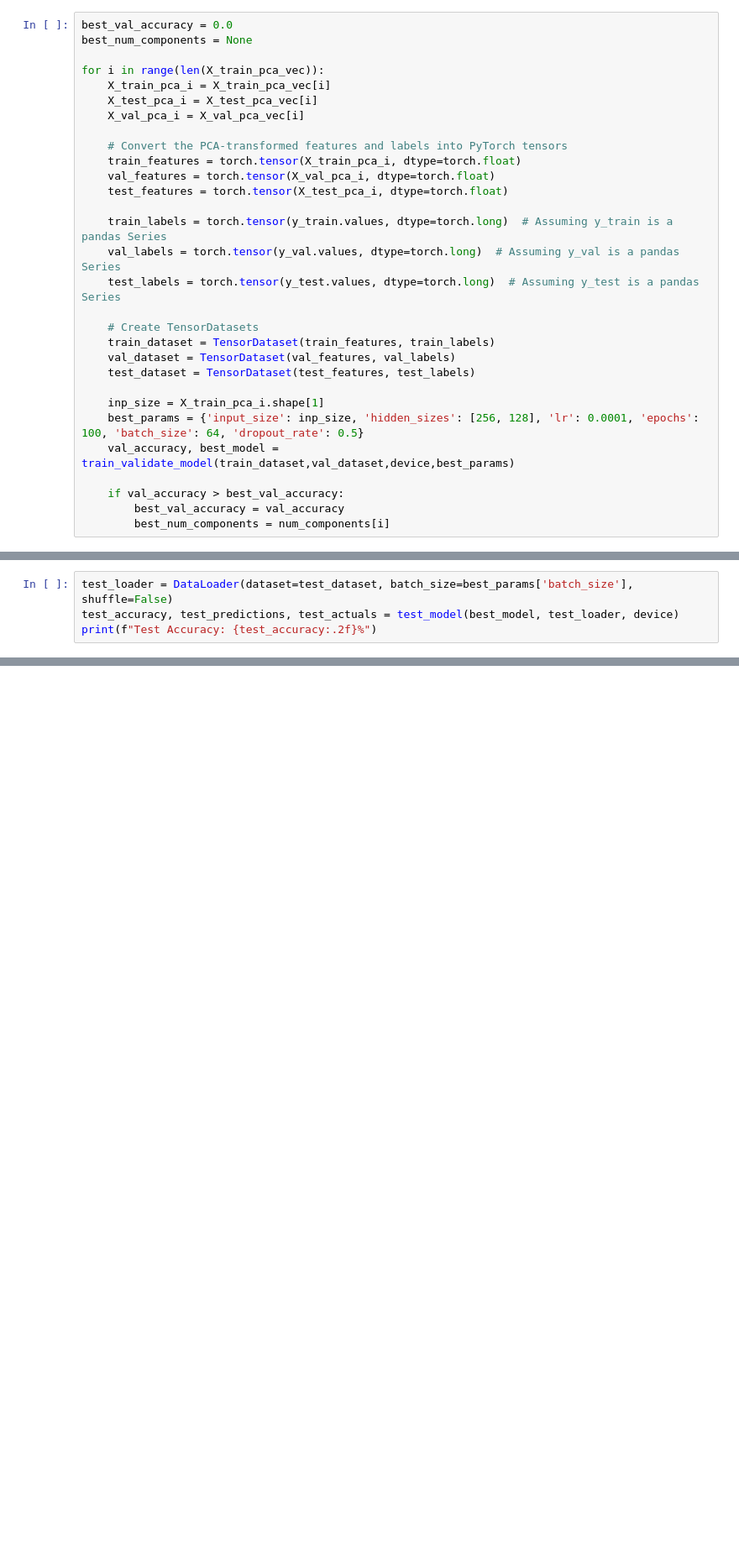
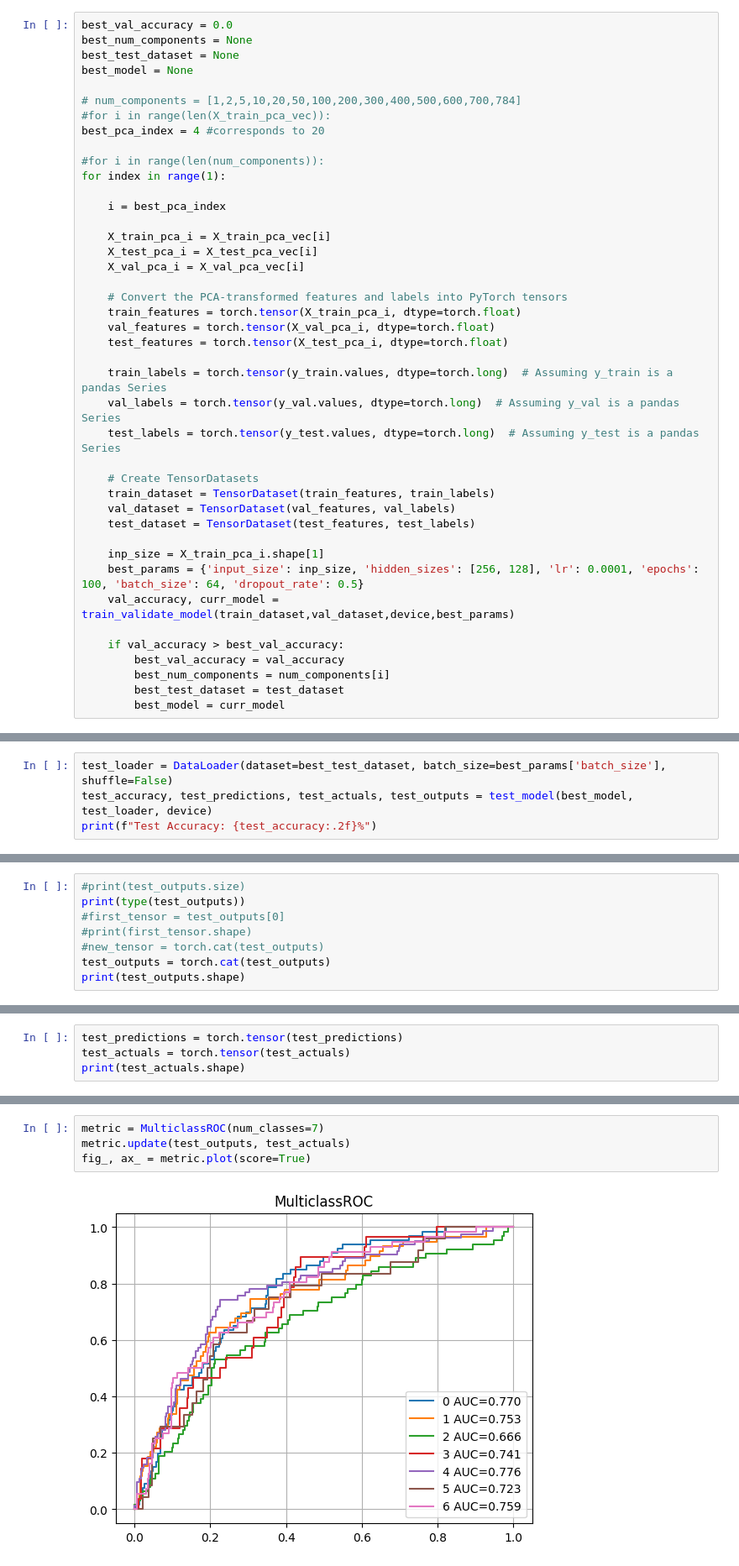
Before and after one commit to nithinprasad94/ENGG6600_DL_Final_Project, a Jupyter notebook: dl_final_project_mlp_pca.ipynb, the cells around one changed output, grey strips where cells are left out. Shown at 84% size. Drawn from its saved outputs; the diff is of its cells as text; blank space fills up the shorter version.

```diff
--- a/dl_final_project_mlp_pca.ipynb
+++ b/dl_final_project_mlp_pca.ipynb
@@ -325,8 +332,18 @@ Validation Accuracy: 0.3466
 # %%
 best_val_accuracy = 0.0
 best_num_components = None
+best_test_dataset = None
+best_model = None
 
-for i in range(len(X_train_pca_vec)):
+# num_components = [1,2,5,10,20,50,100,200,300,400,500,600,700,784]
+#for i in range(len(X_train_pca_vec)):
+best_pca_index = 4 #corresponds to 20
+
+#for i in range(len(num_components)):
+for index in range(1):
+
+    i = best_pca_index
+
     X_train_pca_i = X_train_pca_vec[i]
     X_test_pca_i = X_test_pca_vec[i]
     X_val_pca_i = X_val_pca_vec[i]
@@ -347,9 +364,11 @@ for i in range(len(X_train_pca_vec)):
 
     inp_size = X_train_pca_i.shape[1]
     best_params = {'input_size': inp_size, 'hidden_sizes': [256, 128], 'lr': 0.0001, 'epochs': 100, 'batch_size': 64, 'dropout_rate': 0.5}
-    val_accuracy, best_model = train_validate_model(train_dataset,val_dataset,device,best_params)
+    val_accuracy, curr_model = train_validate_model(train_dataset,val_dataset,device,best_params)
 
     if val_accuracy > best_val_accuracy:
         best_val_accuracy = val_accuracy
         best_num_components = num_components[i]
+        best_test_dataset = test_dataset
+        best_model = curr_model
 # %% [output]
@@ -383,4 +382,4 @@ Testing Git
 # %%
-test_loader = DataLoader(dataset=test_dataset, batch_size=best_params['batch_size'], shuffle=False)
-test_accuracy, test_predictions, test_actuals = test_model(best_model, test_loader, device)
+test_loader = DataLoader(dataset=best_test_dataset, batch_size=best_params['batch_size'], shuffle=False)
+test_accuracy, test_predictions, test_actuals, test_outputs = test_model(best_model, test_loader, device)
 print(f"Test Accuracy: {test_accuracy:.2f}%")
@@ -386,0 +388,8 @@ print(f"Test Accuracy: {test_accuracy:.2f}%")
+# %%
+#print(test_outputs.size)
+print(type(test_outputs))
+#first_tensor = test_outputs[0]
+#print(first_tensor.shape)
+#new_tensor = torch.cat(test_outputs)
+test_outputs = torch.cat(test_outputs)
+print(test_outputs.shape)
@@ -386,0 +399,4 @@ print(f"Test Accuracy: {test_accuracy:.2f}%")
+# %%
+test_predictions = torch.tensor(test_predictions)
+test_actuals = torch.tensor(test_actuals)
+print(test_actuals.shape)
@@ -386,0 +405,6 @@ print(f"Test Accuracy: {test_accuracy:.2f}%")
+# %%
+metric = MulticlassROC(num_classes=7)
+metric.update(test_outputs, test_actuals)
+fig_, ax_ = metric.plot(score=True)
+# %% [output]
+[figure, added]
```
Also changed, not shown: parts of 15 cells of this notebook, 3 other files.
